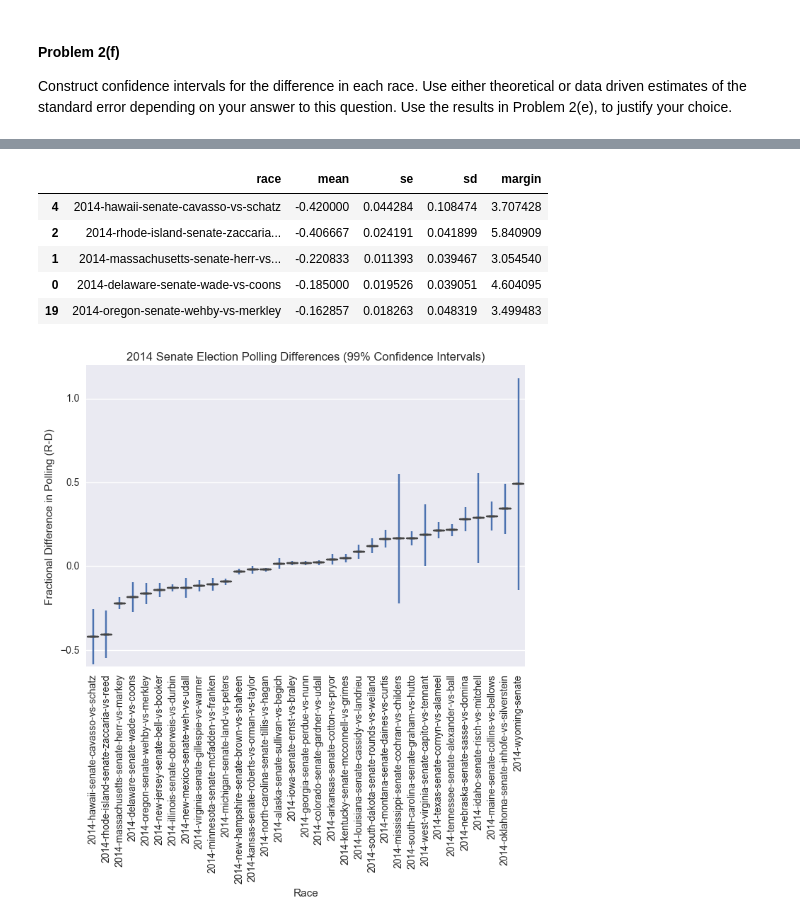
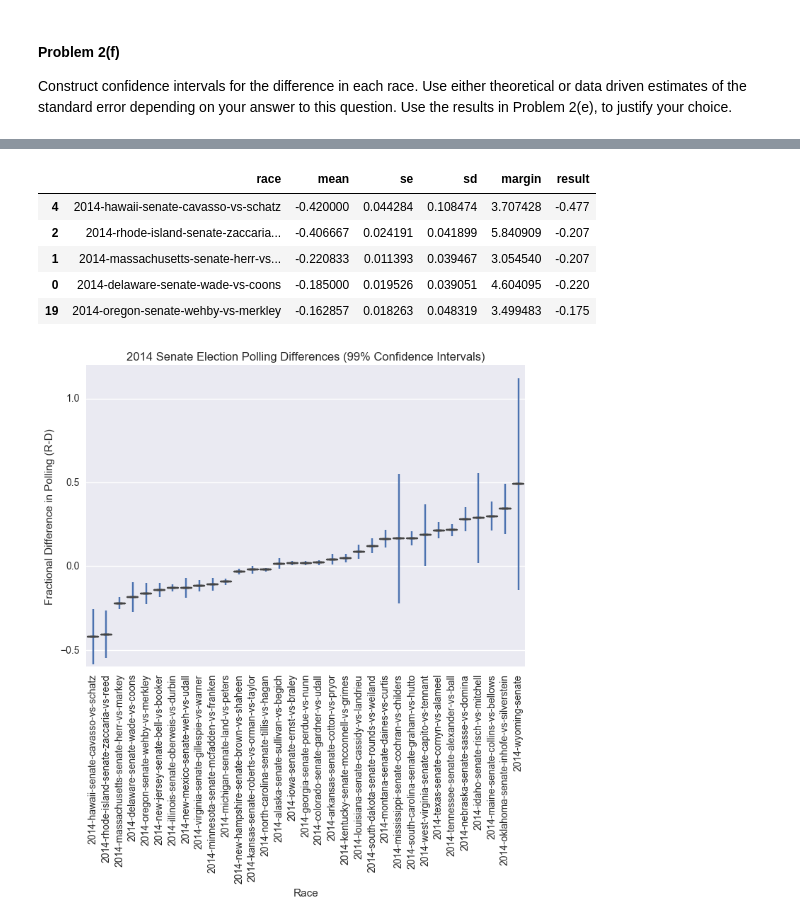
Before and after one commit to FloatFlow/CS109HW, a Jupyter notebook: HW4.ipynb, the cells around one changed output, grey strips where cells are left out. Saved outputs shown, nothing was run; the diff lists cells and outputs as text; code cells hidden in the pictures.

Commit message:
Added final results to df

```diff
--- a/HW4.ipynb
+++ b/HW4.ipynb
@@ -345,0 +366,8 @@ Construct confidence intervals for the difference in each race. Use either theor
+# %%
+for i, election in enumerate(editinfo):
+    cands = [c for c in election['estimates']]
+    #print(election['estimates'])
+    for c in election['estimates']:
+        if c['party'] == 'Dem' or c['party'] == 'ind' :
+            r1 = c['value']
+    print(r1)
@@ -346,34 +392,43 @@ Construct confidence intervals for the difference in each race. Use either theor
 # %%
 from scipy import stats
 def poll_diff(editinfo, polls):
     rows = []
     for i, election in enumerate(editinfo):
         polls_key = election['slug']
         this_election = polls[polls_key]
 
         npolls = this_election.shape[0]
 
         diff = (this_election[candidates['R'].ix[i]] - this_election[candidates['D or I'].ix[i]])/100
         mean_diff = np.mean(diff)
 
         se = np.std(diff)/np.sqrt(npolls)
         sd = np.std(diff)
 
+        for c in election['estimates']:
+            if c['party'] == 'Rep' :
+                r1 = c['value']
+
+        for c in election['estimates']:
+            if c['party'] == 'Dem' or c['party'] == 'ind' :
+                r2 = c['value']
+
+        result = (r1-r2)/100
         margin = stats.t.ppf(1-0.005, npolls)
 
-        rows.append((polls_key, mean_diff, se, sd, margin))
+        rows.append((polls_key, mean_diff, se, sd, margin, result))
     return rows
 
-estimates = pd.DataFrame(poll_diff(editinfo, polls), columns = ['race', 'mean', 'se', 'sd', 'margin'])
+estimates = pd.DataFrame(poll_diff(editinfo, polls), columns = ['race', 'mean', 'se', 'sd', 'margin', 'result'])
 estimates.sort_values('mean', inplace = True)
 estimates.head()
 # %% [output]
-|  | race | mean | se | sd | margin |
-| 4 | 2014-hawaii-senate-cavasso-vs-schatz | -0.420000 | 0.044284 | 0.108474 | 3.707428 |
-| 2 | 2014-rhode-island-senate-zaccaria... | -0.406667 | 0.024191 | 0.041899 | 5.840909 |
-| 1 | 2014-massachusetts-senate-herr-vs... | -0.220833 | 0.011393 | 0.039467 | 3.054540 |
-| 0 | 2014-delaware-senate-wade-vs-coons | -0.185000 | 0.019526 | 0.039051 | 4.604095 |
-| 19 | 2014-oregon-senate-wehby-vs-merkley | -0.162857 | 0.018263 | 0.048319 | 3.499483 |
+|  | race | mean | se | sd | margin | result |
+| 4 | 2014-hawaii-senate-cavasso-vs-schatz | -0.420000 | 0.044284 | 0.108474 | 3.707428 | -0.477 |
+| 2 | 2014-rhode-island-senate-zaccaria... | -0.406667 | 0.024191 | 0.041899 | 5.840909 | -0.207 |
+| 1 | 2014-massachusetts-senate-herr-vs... | -0.220833 | 0.011393 | 0.039467 | 3.054540 | -0.207 |
+| 0 | 2014-delaware-senate-wade-vs-coons | -0.185000 | 0.019526 | 0.039051 | 4.604095 | -0.220 |
+| 19 | 2014-oregon-senate-wehby-vs-merkley | -0.162857 | 0.018263 | 0.048319 | 3.499483 | -0.175 |
 # %%
 sns.boxplot(x='race', y = 'mean', data = estimates)
 plt.xticks(range(estimates.shape[0]), estimates['race'].values, rotation=90)
```
Also changed, not shown: parts of 8 cells of this notebook.
